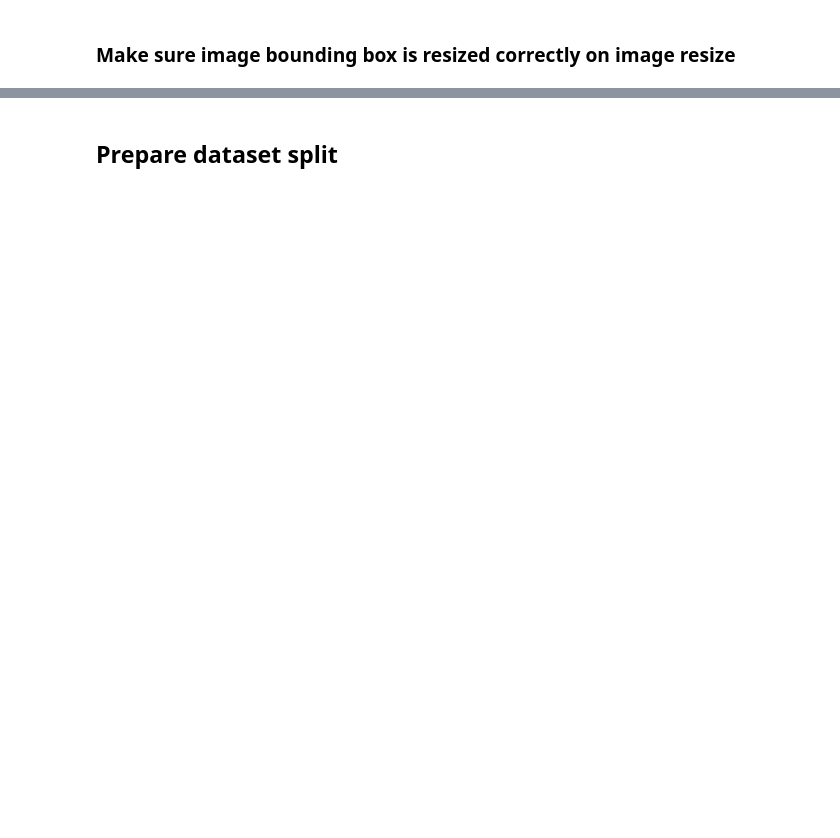
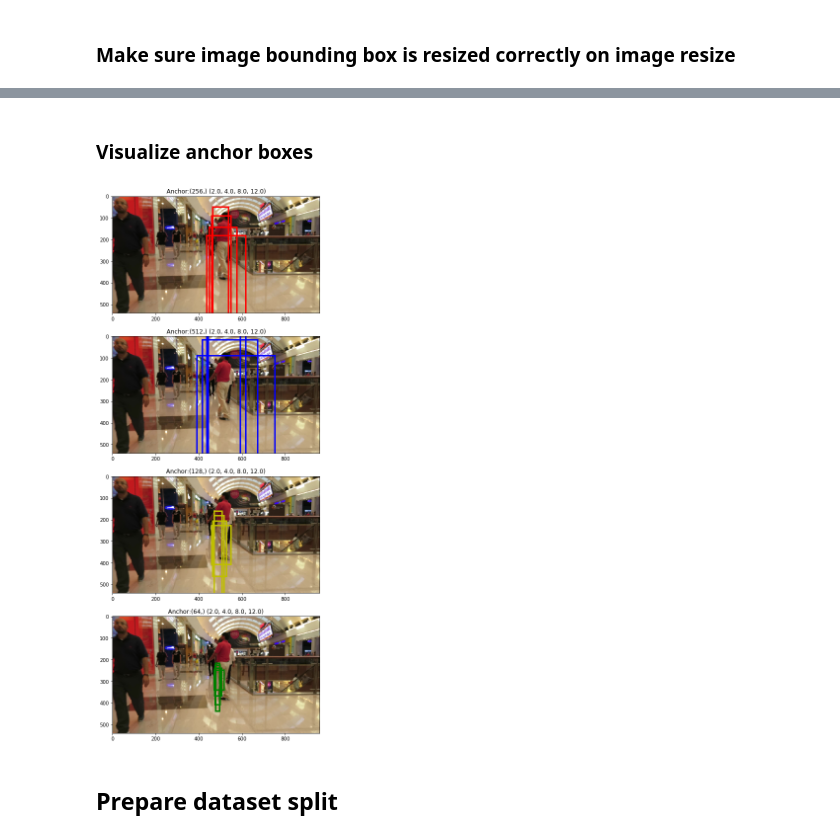
Before and after one commit to elangovana/object-tracking, a Jupyter notebook: Sagemaker.ipynb, the cells around one changed output, grey strips where cells are left out. Drawn from its saved outputs; the diff is of its cells as text; code cells hidden in the pictures; blank space fills up the shorter version.

Commit message:
Update notebook - Include anchor box visual

```diff
--- a/Sagemaker.ipynb
+++ b/Sagemaker.ipynb
@@ -137,3 +145,52 @@ plt.show()
+# %% [markdown]
+### Visualize anchor boxes
+# %%
+anchor_sizes = ((256,),  (512,),(128,),(64,), )
+aspect_ratios = ((  2.0,  4.0,  8.0, 12.0),) * len(anchor_sizes)
+colors = ('r', 'b', 'y', "g")
+
+
+ratio = 1/2
+new_px, new_py, new_w, new_h = px * ratio ,py * ratio, w * ratio, h* ratio
+
+center_x, center_y = im_w * ratio//2 , im_h * ratio//2
+
+
+#center_x, center_y = 10,im_h * ratio//2
+# %%
+
+im_small = np.array( Image.open(sample_image).resize((int(im_w * ratio),int(im_h * ratio)) ))
+
+
+
+# Create figure and axes
+fig,ax = plt.subplots(len(anchor_sizes),1, figsize=(10,20))
+
+
+
+
+from torchvision.models.detection.rpn import AnchorGenerator
+import torch
+
+
+rpn_anchor_generator = AnchorGenerator(
+    anchor_sizes, aspect_ratios
+)
+
+
+for i, (sizes, aspect_ratios, c) in enumerate(zip(rpn_anchor_generator.sizes, rpn_anchor_generator.aspect_ratios, colors)):
+    rectangles_per_size = rpn_anchor_generator.generate_anchors(
+                sizes,
+                aspect_ratios
+            )
+    ax[i].imshow(im_small)
+    for r in rectangles_per_size:
+        rect = patches.Rectangle((r[0]//2 + center_x,r[1]//2 + center_y), r[2]-r[0] , r[3]-r[1],linewidth=3,edgecolor=c,facecolor='none')
+        # Add the patch to the Axes
+        ax[i].add_patch(rect)
+        ax[i].set_title("Anchor:{} {}".format(sizes, aspect_ratios))
+# %% [output]
+[figure, added]
 # %% [markdown]
 ## Prepare dataset split
 # %%
```
Also changed, not shown: parts of 10 cells of this notebook.
